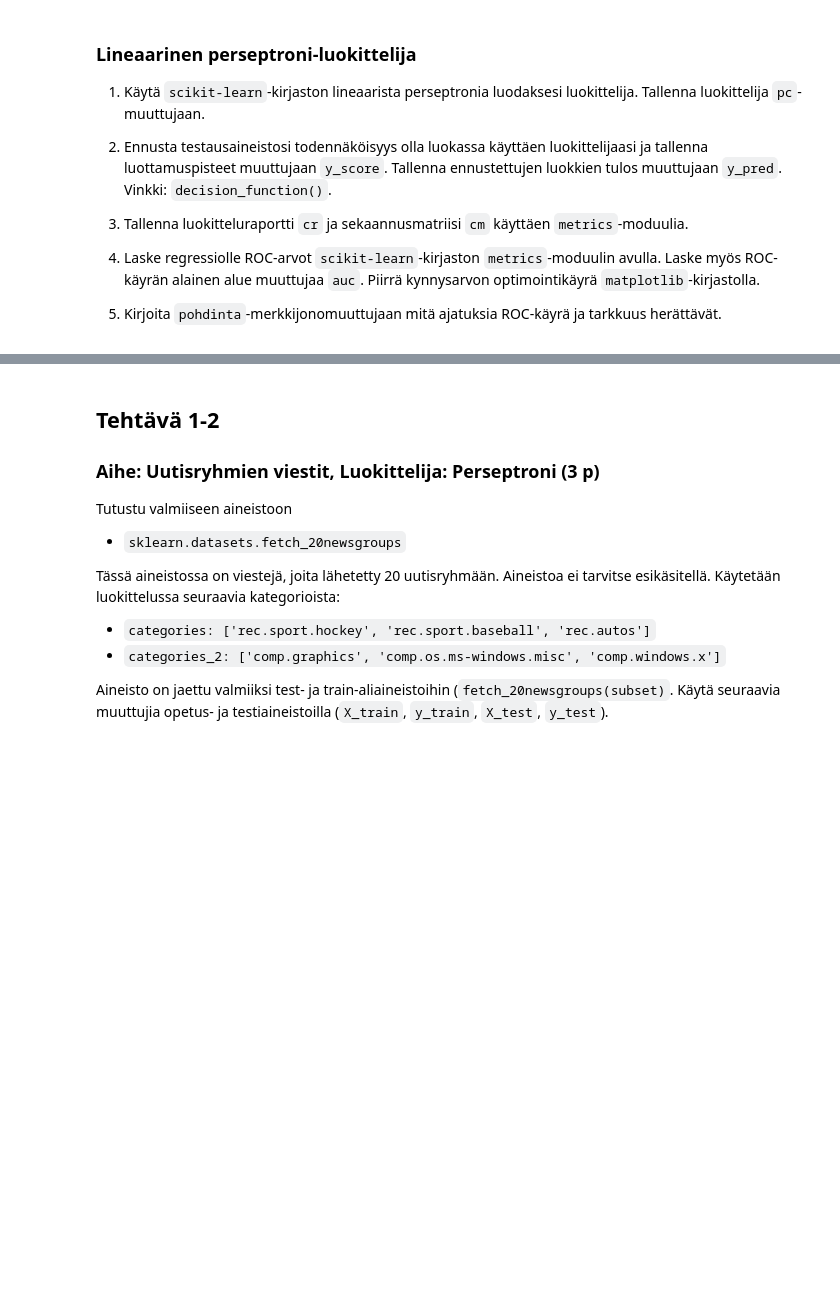
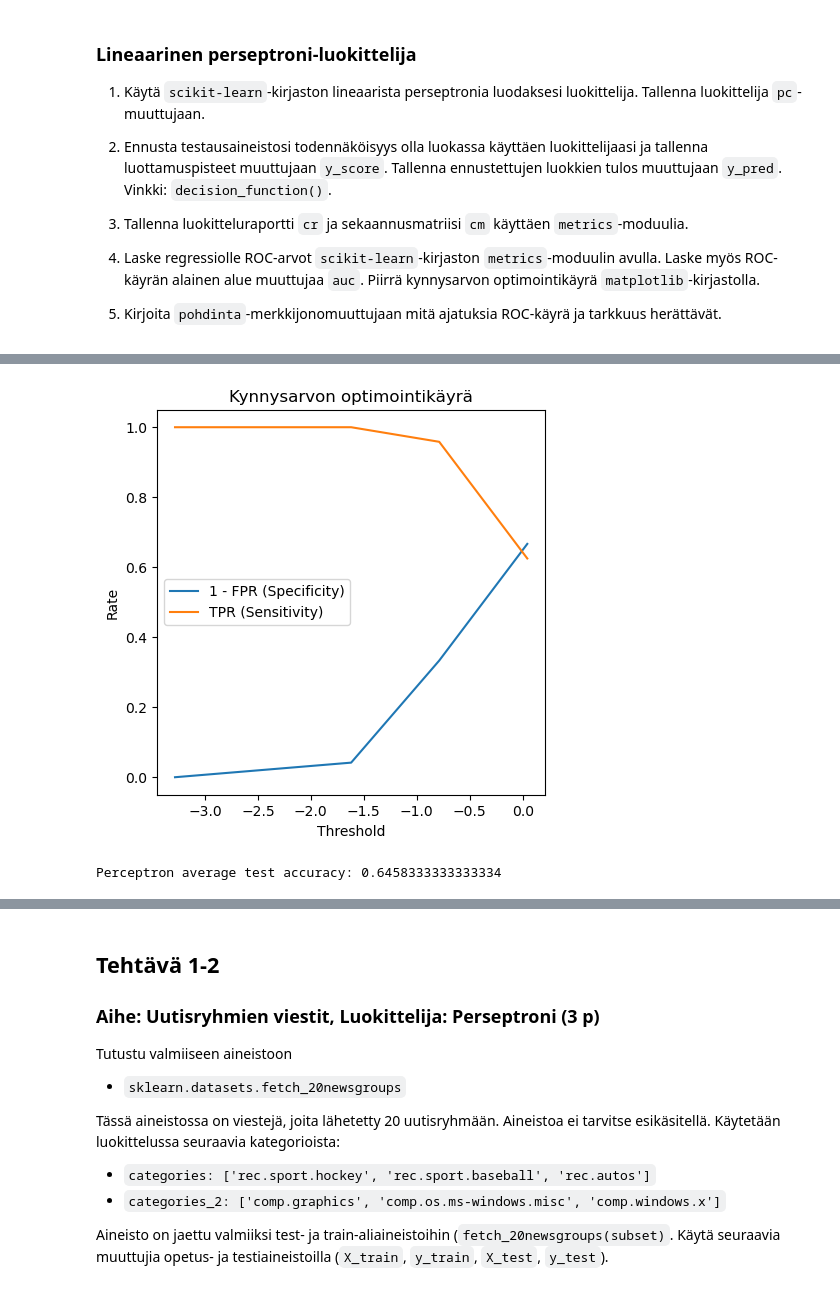
Before and after one commit to iinai/deep-learning, a Jupyter notebook: osa_1/osa1_tehtavat.ipynb, the cells around one changed output, grey strips where cells are left out. Saved outputs shown, nothing was run; the diff lists cells and outputs as text; code cells hidden in the pictures; blank space fills up the shorter version.

```diff
--- a/osa_1/osa1_tehtavat.ipynb
+++ b/osa_1/osa1_tehtavat.ipynb
@@ -85,0 +107,18 @@ X_test = y_test = None
+# %%
+# Kirjoita toteutuksesi tähän soluun.
+from sklearn.linear_model import Perceptron
+
+# Luo ja sovita Perceptron-malli
+pc = Perceptron(alpha=0.01, penalty='l1', eta0=0.5, tol=0.0001, max_iter=100)
+
+pc.fit(X_train, y_train)
+
+# Ennusta luokat
+y_pred = pc.predict(X_test)
+
+# Ennusta todennäköisyyspisteet (luottamuspisteet)
+y_score = pc.decision_function(X_test)
+
+# Nämä vaan koska kiinnostaa miltä näyttää
+print(y_pred)
+print(y_score)
@@ -86,4 +160,47 @@ X_test = y_test = None
+# %%
+import matplotlib.pyplot as plt
+from sklearn.metrics import classification_report, confusion_matrix, ConfusionMatrixDisplay
+
+cr = classification_report(y_test, y_pred)
+cm = confusion_matrix(y_test, y_pred)
+
+import matplotlib.pyplot as plt
+from sklearn.metrics import roc_curve, auc
+from sklearn.metrics import roc_auc_score
+
+fpr, tpr, thresholds = roc_curve(y_test, y_score)
+auc = auc(fpr, tpr) # AUC
+
+# Kynnysarvon optimointikäyrä
+def fig2():
+    plt.figure(figsize=(5, 5))
+    plt.plot(thresholds, 1 - fpr, label='1 - FPR (Specificity)')
+    plt.plot(thresholds, tpr, label='TPR (Sensitivity)')
+    plt.xlabel('Threshold')
+    plt.ylabel('Rate')
+    plt.title('Kynnysarvon optimointikäyrä')
+    plt.legend(loc='center left')
+    plt.show()
+
+# ROC käyrä
+def fig():
+    plt.figure(figsize=(5, 5))
+    plt.plot(fpr, tpr, color='darkorange', lw=2, label='AUC = {:.2f}'.format(auc))
+    plt.plot([0, 1], [0, 1], color='navy', lw=2, linestyle='--')
+    plt.xlim([0.0, 1.0])
+    plt.ylim([0.0, 1.05])
+    plt.xlabel('False Positive Rate')
+    plt.ylabel('True Positive Rate')
+    plt.title('ROC käyrä')
+    plt.legend(loc='lower right')
+    plt.show()
+
+fig2()
+# %% [output]
+[figure, added]
 # %%
 # Tehtävän vastaukset. Huom! Älä muokkaa tätä solua, vaan aja se, kun olet suorittanut tehtävän.
-#print(f'Perceptron average test accuracy: {pc.score(X_test, y_test)}')
+print(f'Perceptron average test accuracy: {pc.score(X_test, y_test)}')
+# %% [output]
+Perceptron average test accuracy: 0.6458333333333334
 # %%
```
Also changed, not shown: parts of 19 cells of this notebook, 1 other file.
